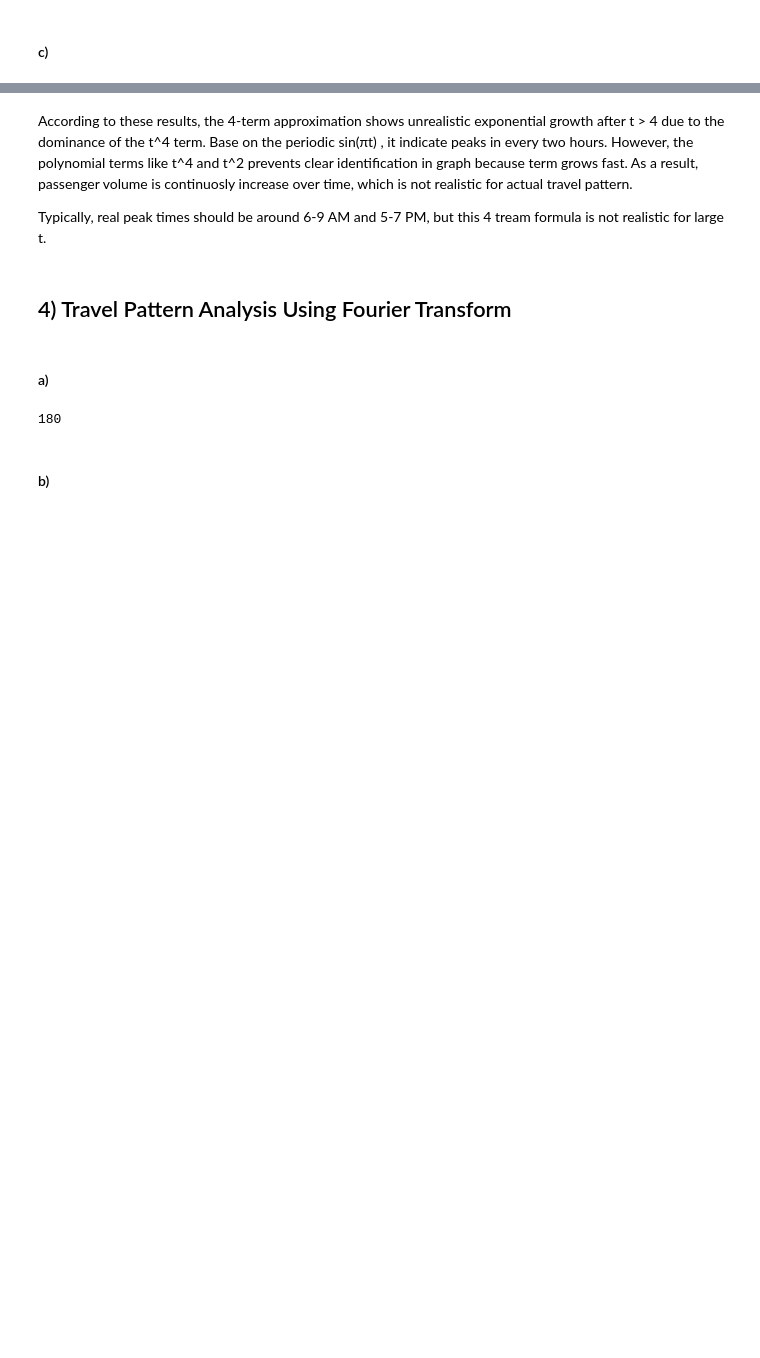
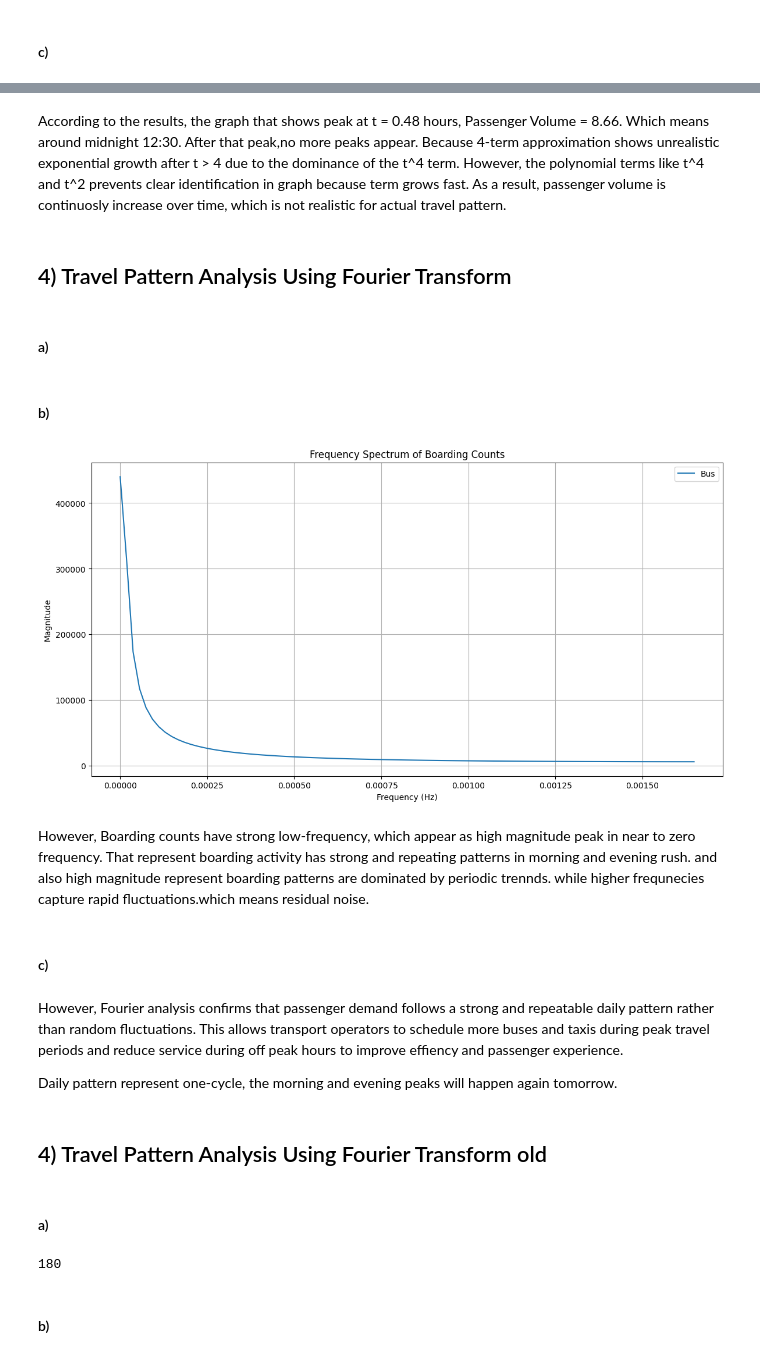
Before and after one commit to Chanura04/Maths-CW, a Jupyter notebook: 20240955.ipynb, the cells around one changed output, grey strips where cells are left out. Cells and saved outputs as stored; diff of their text form; code cells hidden in the pictures; blank space fills up the shorter version.

```diff
--- a/20240955.ipynb
+++ b/20240955.ipynb
@@ -244,9 +264,46 @@ Passenger volume at t=10 hours: 2355.0
 # %% [markdown]
-According to these results, the 4-term approximation shows unrealistic exponential growth after t > 4 due to the dominance of the t^4 term. Base on the periodic sin(πt) , it indicate peaks in every two hours. However, the polynomial terms like t^4 and t^2 prevents clear identification in graph because term grows fast. As a result, passenger volume is continuosly increase over time, which is not realistic for actual travel pattern.
-
-Typically, real peak times should be around 6-9 AM and 5-7 PM, but this 4 tream formula is not realistic for large t.
+According to the results, the graph that shows peak at t = 0.48 hours, Passenger Volume = 8.66. Which means around midnight 12:30. After that peak,no more peaks appear. Because 4-term approximation shows unrealistic exponential growth after t > 4 due to the dominance of the t^4 term. However, the polynomial terms like t^4 and t^2 prevents clear identification in graph because term grows fast. As a result, passenger volume is continuosly increase over time, which is not realistic for actual travel pattern.
 # %% [markdown]
 ## 4) Travel Pattern Analysis Using Fourier Transform
+# %% [markdown]
+#### a)
+# %%
+interval_min = 5
+total_hours = 15  # 6 AM to 9 PM
+N = int((total_hours * 60) / interval_min) #number of time steps(samples)
+
+# Time array (in hours)
+t = np.linspace(0, total_hours, N)
+
+eq = p_func(t)
+
+# Fourier Transform (convert time domain into frequency)
+fourier_t = np.fft.fft(eq)
+
+# Frequency bins
+freqs = np.fft.fftfreq(N, d=interval_min*60)
+# %% [markdown]
+#### b)
+# %%
+plt.figure(figsize=(14, 7))
+plt.plot(freqs[:N//2], np.abs(fourier_t[:N//2]))
+plt.xlabel("Frequency (Hz)")
+plt.ylabel("Magnitude")
+plt.title("Frequency Spectrum of Boarding Counts")
+plt.legend()
+plt.grid(True)
+# %% [output]
+[figure, added]
+# %% [markdown]
+However, Boarding counts have strong low-frequency, which appear as high magnitude peak in near to zero frequency. That represent boarding activity has strong and repeating patterns in morning and evening rush. and also high magnitude represent boarding patterns are dominated by periodic trennds. while higher frequnecies capture rapid fluctuations.which means residual noise.
+# %% [markdown]
+#### c)
+# %% [markdown]
+However, Fourier analysis confirms that passenger demand follows a strong and repeatable daily pattern rather than random fluctuations. This allows transport operators to schedule more buses and taxis during peak travel periods and reduce service during off peak hours to improve effiency and passenger experience.
+
+Daily pattern represent one-cycle, the morning and evening peaks will happen again tomorrow.
+# %% [markdown]
+## 4) Travel Pattern Analysis Using Fourier Transform old
 # %% [markdown]
 #### a)
 # %%
```
Also changed, not shown: parts of 25 cells of this notebook.
